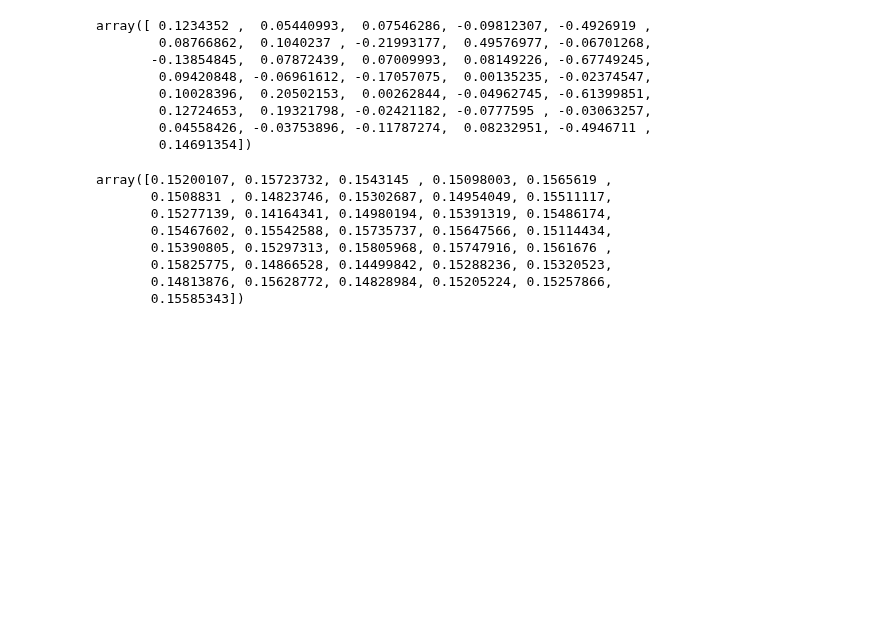
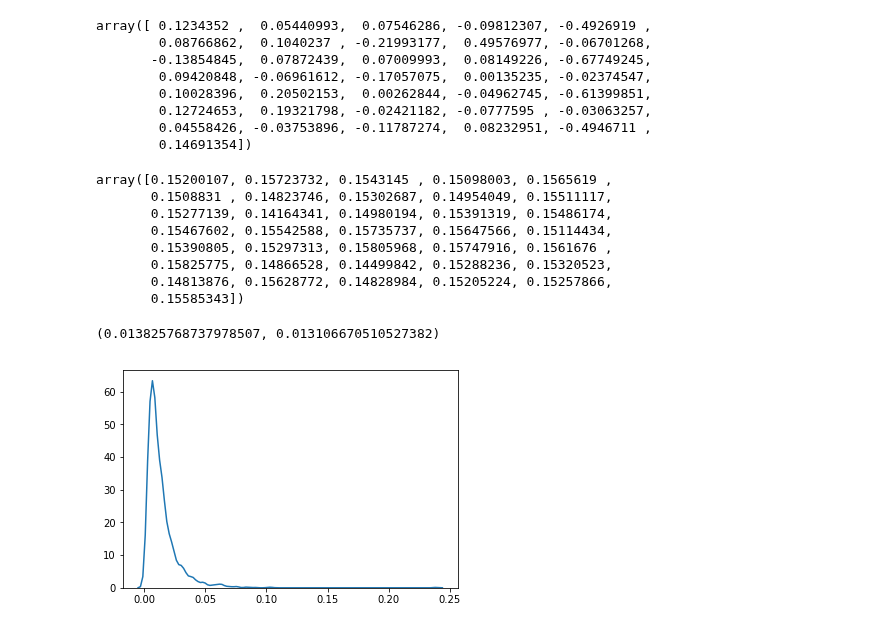
Before and after one commit to npetrenko/real_nvp, a Jupyter notebook: experiments/Untitled.ipynb, the cells around one changed output. Saved outputs shown, nothing was run; the diff lists cells and outputs as text; code cells hidden in the pictures; blank space fills up the shorter version.

```diff
--- a/experiments/Untitled.ipynb
+++ b/experiments/Untitled.ipynb
@@ -193,3 +193,16 @@ array([0.15200107, 0.15723732, 0.1543145 , 0.15098003, 0.1565619 ,
        0.15825775, 0.14866528, 0.14499842, 0.15288236, 0.15320523,
        0.14813876, 0.15628772, 0.14828984, 0.15205224, 0.15257866,
        0.15585343])
+# %%
+lns = np.exp(np.random.normal(-np.log(0.01), .8, size=2000))
+# %%
+tg = 1/lns
+# %%
+np.mean(tg), np.std(tg)
+# %% [output]
+(0.013825768737978507, 0.013106670510527382)
+# %%
+sns.kdeplot(tg)
+plt.show()
+# %% [output]
+[figure, added]
```
Also changed, not shown: 2 other files.
